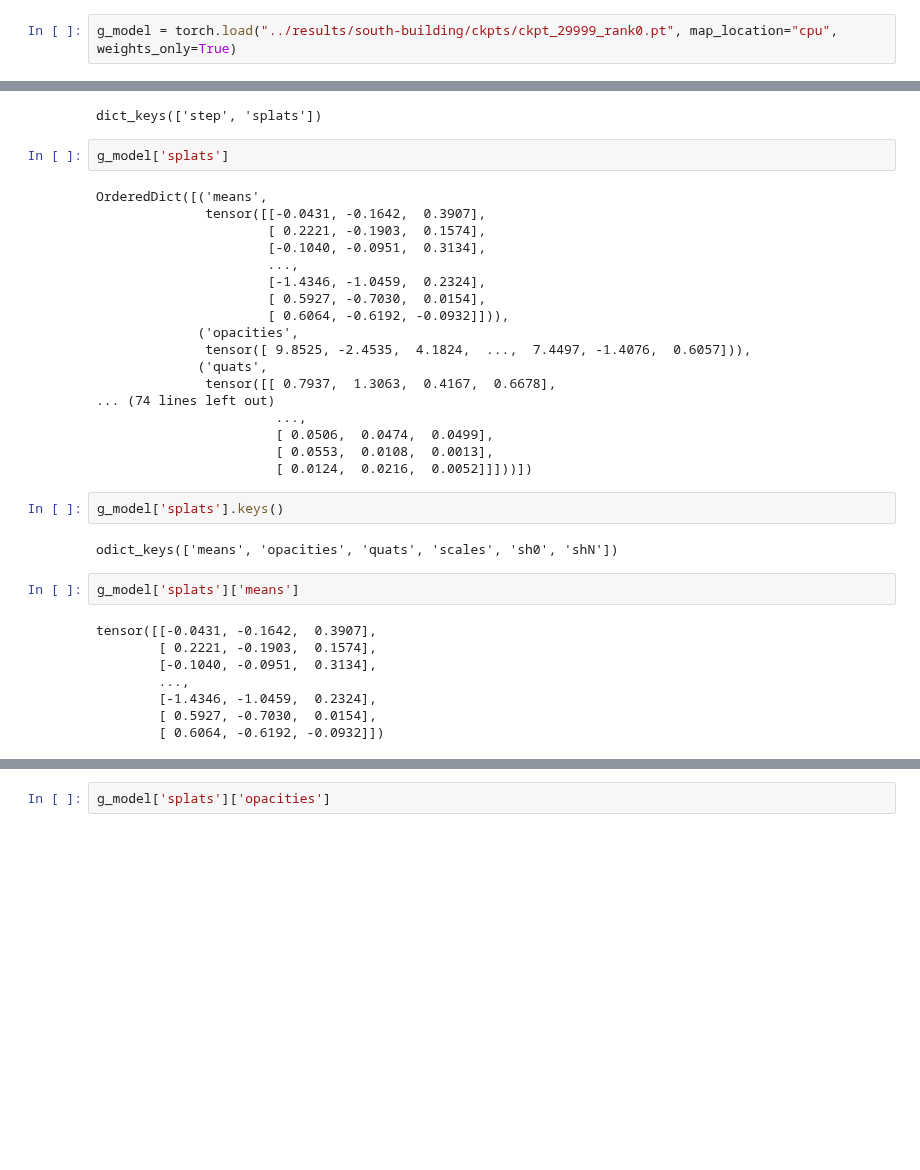
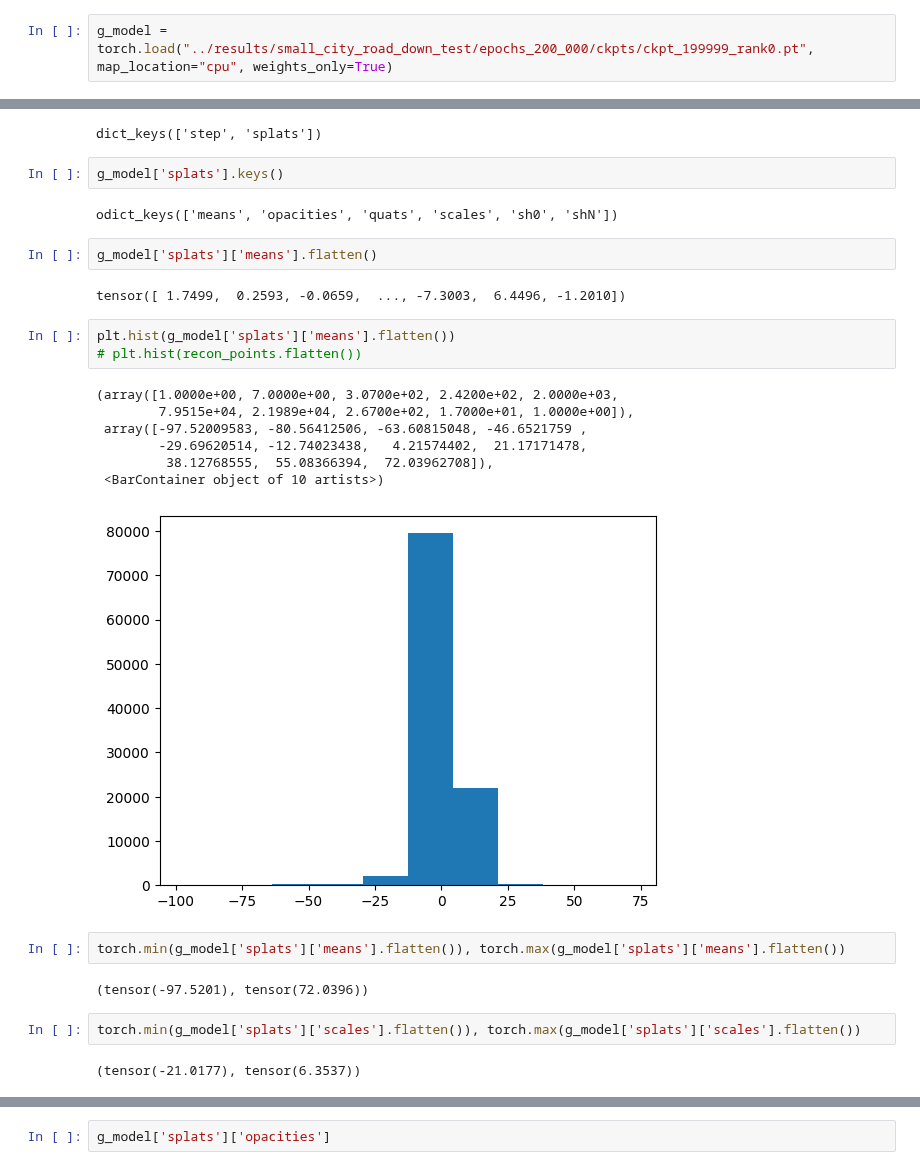
Before and after one commit to farqlia/urban-3d-reconstruction, a Jupyter notebook: notebooks/GSplat.ipynb, the cells around one changed output, grey strips where cells are left out. Saved outputs shown, nothing was run; the diff lists cells and outputs as text; blank space fills up the shorter version.

Commit message:
examine gsplat model

```diff
--- a/notebooks/GSplat.ipynb
+++ b/notebooks/GSplat.ipynb
@@ -10,40 +9,33 @@ Jupyter environment detected. Enabling Open3D WebVisualizer.
 # %%
-g_model = torch.load("../results/south-building/ckpts/ckpt_29999_rank0.pt", map_location="cpu", weights_only=True)
+g_model = torch.load("../results/small_city_road_down_test/epochs_200_000/ckpts/ckpt_199999_rank0.pt", map_location="cpu", weights_only=True)
 # %%
 g_model.keys()
 # %% [output]
 dict_keys(['step', 'splats'])
-# %%
-g_model['splats']
-# %% [output]
-OrderedDict([('means',
-              tensor([[-0.0431, -0.1642,  0.3907],
-                      [ 0.2221, -0.1903,  0.1574],
-                      [-0.1040, -0.0951,  0.3134],
-                      ...,
-                      [-1.4346, -1.0459,  0.2324],
-                      [ 0.5927, -0.7030,  0.0154],
-                      [ 0.6064, -0.6192, -0.0932]])),
-             ('opacities',
-              tensor([ 9.8525, -2.4535,  4.1824,  ...,  7.4497, -1.4076,  0.6057])),
-             ('quats',
-              tensor([[ 0.7937,  1.3063,  0.4167,  0.6678],
-... (74 lines left out)
-                       ...,
-                       [ 0.0506,  0.0474,  0.0499],
-                       [ 0.0553,  0.0108,  0.0013],
-                       [ 0.0124,  0.0216,  0.0052]]]))])
 # %%
 g_model['splats'].keys()
 # %% [output]
 odict_keys(['means', 'opacities', 'quats', 'scales', 'sh0', 'shN'])
 # %%
-g_model['splats']['means']
+g_model['splats']['means'].flatten()
 # %% [output]
-tensor([[-0.0431, -0.1642,  0.3907],
-        [ 0.2221, -0.1903,  0.1574],
-        [-0.1040, -0.0951,  0.3134],
-        ...,
-        [-1.4346, -1.0459,  0.2324],
-        [ 0.5927, -0.7030,  0.0154],
-        [ 0.6064, -0.6192, -0.0932]])
+tensor([ 1.7499,  0.2593, -0.0659,  ..., -7.3003,  6.4496, -1.2010])
+# %%
+plt.hist(g_model['splats']['means'].flatten())
+# plt.hist(recon_points.flatten())
+# %% [output]
+(array([1.0000e+00, 7.0000e+00, 3.0700e+02, 2.4200e+02, 2.0000e+03,
+        7.9515e+04, 2.1989e+04, 2.6700e+02, 1.7000e+01, 1.0000e+00]),
+ array([-97.52009583, -80.56412506, -63.60815048, -46.6521759 ,
+        -29.69620514, -12.74023438,   4.21574402,  21.17171478,
+         38.12768555,  55.08366394,  72.03962708]),
+ <BarContainer object of 10 artists>)
+[figure, added]
+# %%
+torch.min(g_model['splats']['means'].flatten()), torch.max(g_model['splats']['means'].flatten())
+# %% [output]
+(tensor(-97.5201), tensor(72.0396))
+# %%
+torch.min(g_model['splats']['scales'].flatten()), torch.max(g_model['splats']['scales'].flatten())
+# %% [output]
+(tensor(-21.0177), tensor(6.3537))
```
Also changed, not shown: parts of 10 cells of this notebook, 4 other files.
